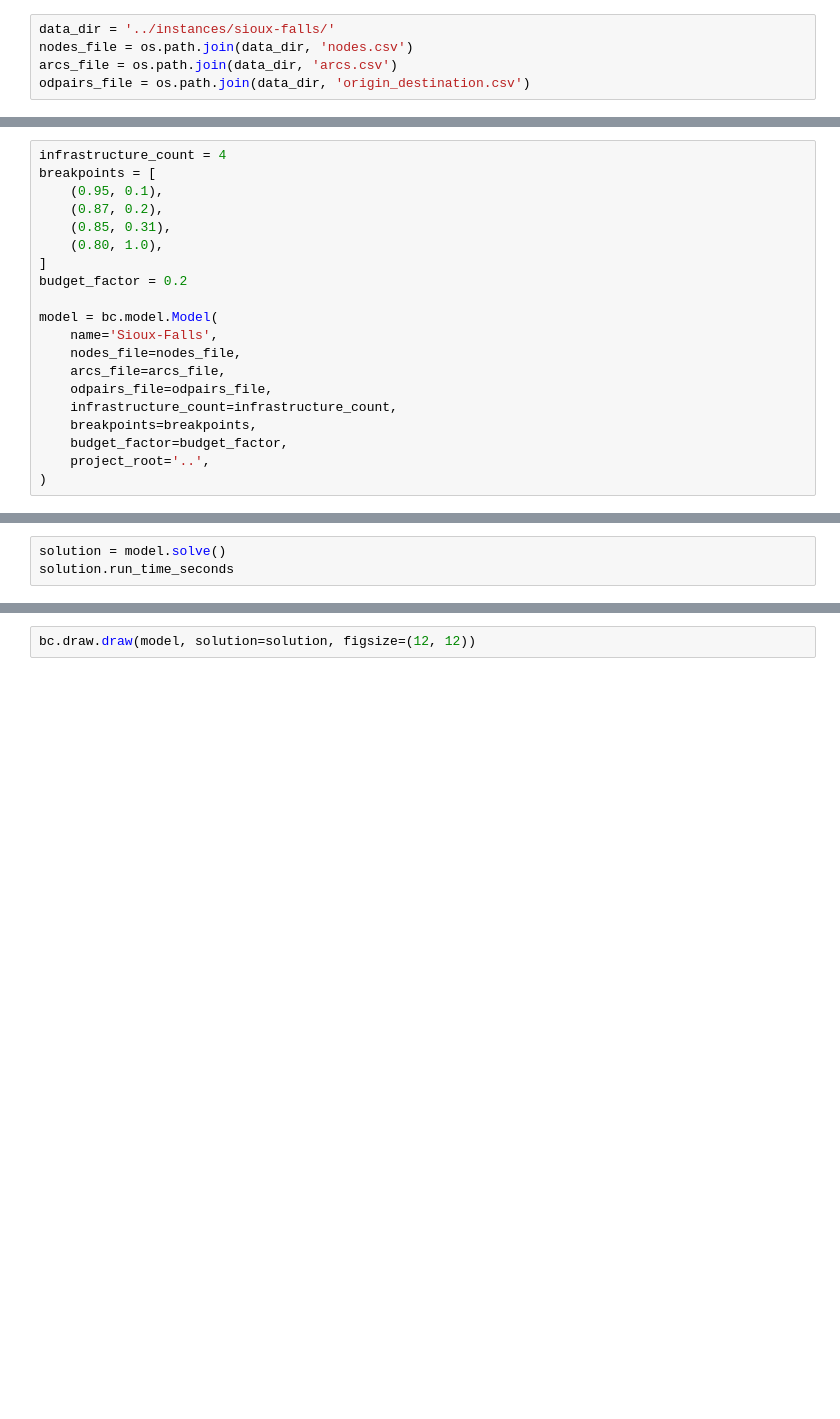
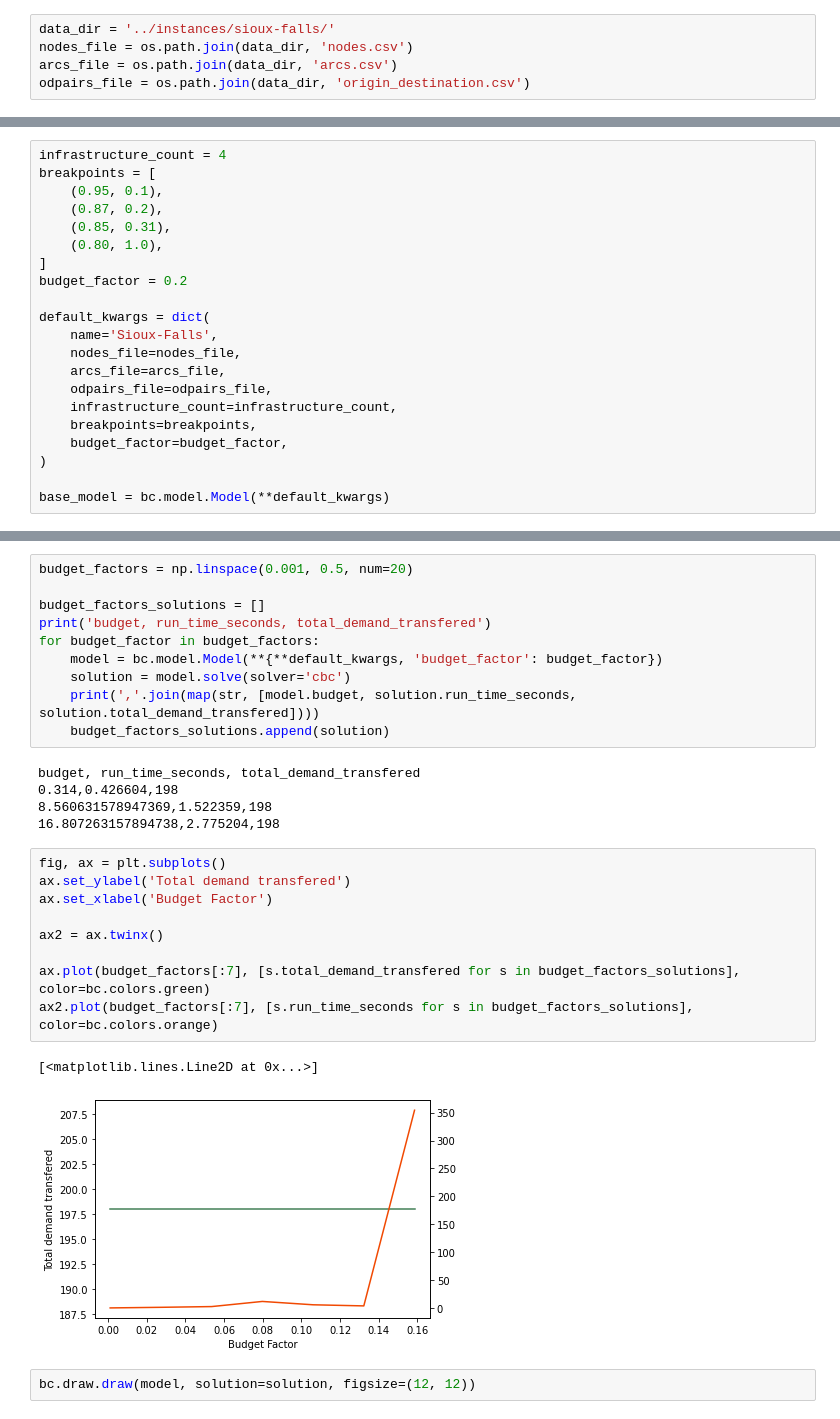
Before and after one commit to joaquinco/bicycle-network-design, a Jupyter notebook: notebooks/Sioux Falls.ipynb, the cells around one changed output, grey strips where cells are left out. Cells and saved outputs as stored; diff of their text form; blank space fills up the shorter version.

```diff
--- a/notebooks/Sioux Falls.ipynb
+++ b/notebooks/Sioux Falls.ipynb
@@ -32,7 +34,7 @@ breakpoints = [
 ]
 budget_factor = 0.2
 
-model = bc.model.Model(
+default_kwargs = dict(
     name='Sioux-Falls',
     nodes_file=nodes_file,
     arcs_file=arcs_file,
@@ -40,6 +42,7 @@ model = bc.model.Model(
     infrastructure_count=infrastructure_count,
     breakpoints=breakpoints,
     budget_factor=budget_factor,
-    project_root='..',
 )
+
+base_model = bc.model.Model(**default_kwargs)
 # %%
@@ -47,5 +50,2 @@ bc.draw.draw(model)
 # %% [output]
 [figure]
-# %%
-solution = model.solve()
-solution.run_time_seconds
@@ -54,3 +56,30 @@ solution.run_time_seconds
+# %%
+budget_factors = np.linspace(0.001, 0.5, num=20)
+
+budget_factors_solutions = []
+print('budget, run_time_seconds, total_demand_transfered')
+for budget_factor in budget_factors:
+    model = bc.model.Model(**{**default_kwargs, 'budget_factor': budget_factor})
+    solution = model.solve(solver='cbc')
+    print(','.join(map(str, [model.budget, solution.run_time_seconds, solution.total_demand_transfered])))
+    budget_factors_solutions.append(solution)
+# %% [output]
+budget, run_time_seconds, total_demand_transfered
+0.314,0.426604,198
+8.560631578947369,1.522359,198
+16.807263157894738,2.775204,198
+# %%
+fig, ax = plt.subplots()
+ax.set_ylabel('Total demand transfered')
+ax.set_xlabel('Budget Factor')
+
+ax2 = ax.twinx()
+
+ax.plot(budget_factors[:7], [s.total_demand_transfered for s in budget_factors_solutions], color=bc.colors.green)
+ax2.plot(budget_factors[:7], [s.run_time_seconds for s in budget_factors_solutions], color=bc.colors.orange)
+# %% [output]
+[<matplotlib.lines.Line2D at 0x...>]
+[figure, added]
 # %%
 bc.draw.draw(model, solution=solution, figsize=(12, 12))
 # %% [output]
```
Also changed, not shown: parts of 6 cells of this notebook.
